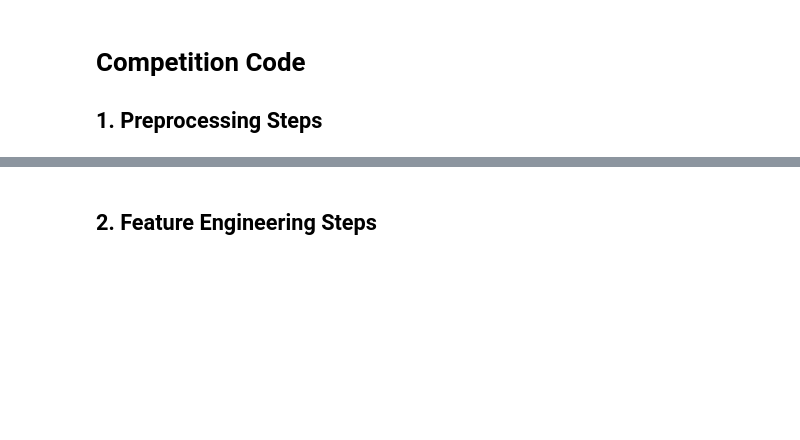
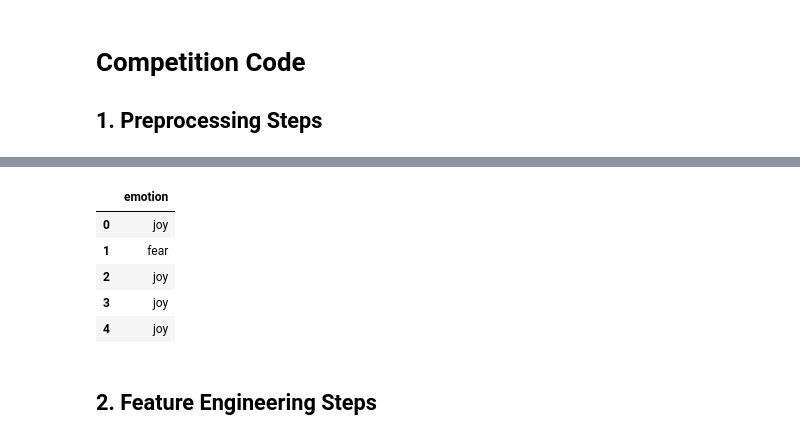
Before and after one commit to sleepingpandazzz25/DM2025-Lab2-Exercise, a Jupyter notebook: DM2025-Lab2-Homework.ipynb, the cells around one changed output, grey strips where cells are left out. Saved outputs shown, nothing was run; the diff lists cells and outputs as text; code cells hidden in the pictures; blank space fills up the shorter version.

```diff
--- a/DM2025-Lab2-Homework.ipynb
+++ b/DM2025-Lab2-Homework.ipynb
@@ -152,2 +202,17 @@ Markdown Syntax to Add Image: `![Description of the Image](./your_local_folder/n
+# %%
+# Drop the "id" column in the df because it shouldn't be used for training
+y = y.drop(columns=["id"])
+
+# Drop the "split" column in the df because it shouldn't be used for training and isn't needed for anything else
+test_df = test_df.drop(columns=["split"])
+train_df = train_df.drop(columns=["split"])
+display(y.head(5))
+# %% [output]
+|  | emotion |
+| 0 | joy |
+| 1 | fear |
+| 2 | joy |
+| 3 | joy |
+| 4 | joy |
 # %% [markdown]
 ## 2. Feature Engineering Steps
```
Also changed, not shown: parts of 11 cells of this notebook, 19 other files.
